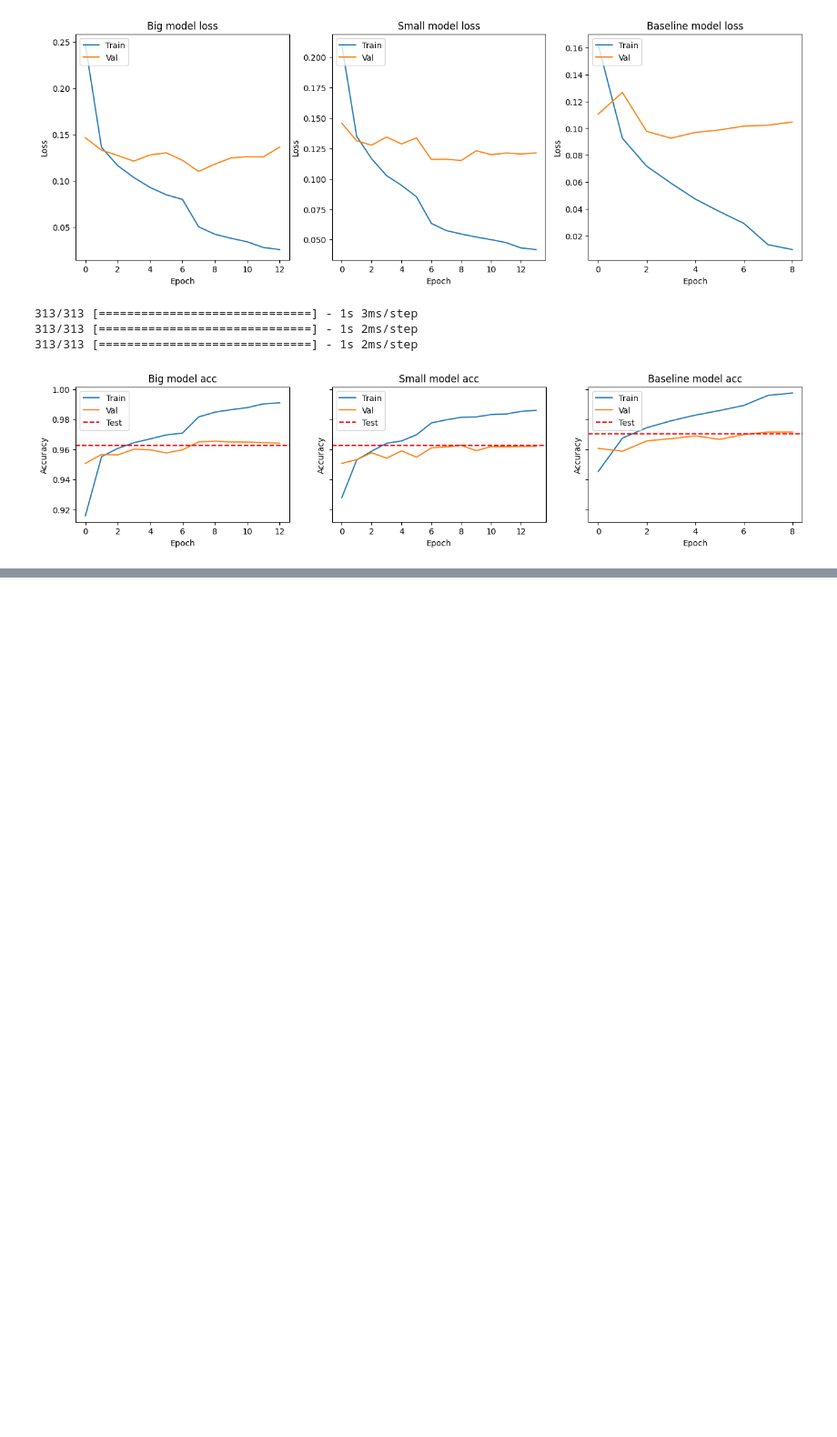
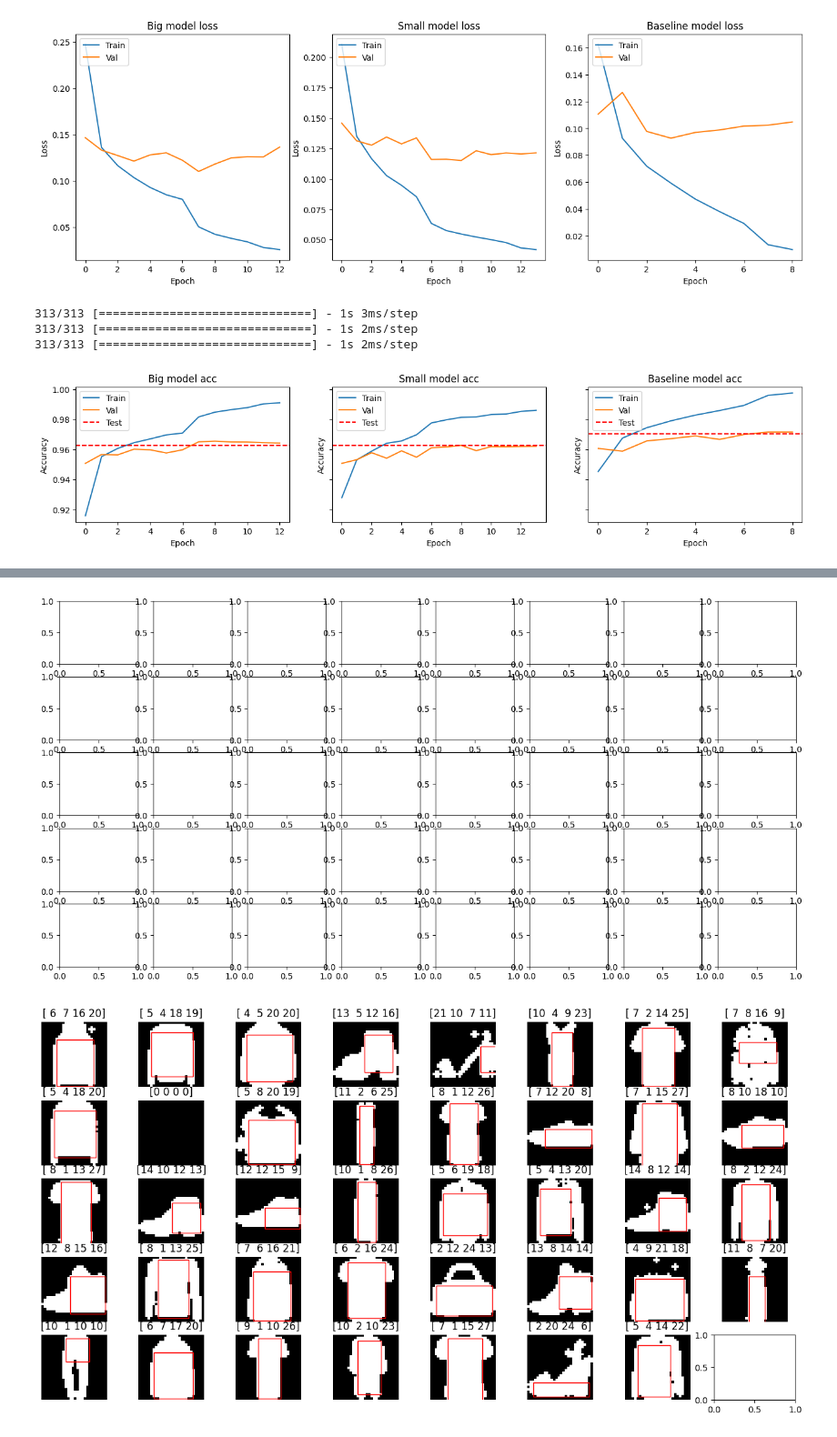
Before and after one commit to pablorodriper/fashion-mnist, a Jupyter notebook: notebooks/experiments.ipynb, the cells around one changed output, grey strips where cells are left out. Shown at 91% size. Drawn from its saved outputs; the diff is of its cells as text; code cells hidden in the pictures; blank space fills up the shorter version.

```diff
--- a/notebooks/experiments.ipynb
+++ b/notebooks/experiments.ipynb
@@ -493,0 +638,27 @@ plt.show()
+# %%
+import largestinteriorrectangle as lir
+from matplotlib import patches
+
+train_x, train_y, test_x, test_y = load_data()
+
+f, ax = plt.subplots(5,8, figsize=(16,8))
+
+for i, image in enumerate(train_x[39000:39039]):
+    image = image.reshape((28, 28))
+    image = (image > 0) * 1
+    # Opening operation
+    image = ndimage.binary_opening(image, iterations=1)
+
+    rect_points = lir.lir(image)
+    ax[i//8, i%8].imshow(image, cmap='gray')
+    ax[i//8, i%8].axis('off')
+    ax[i//8, i%8].set_title(rect_points)
+    # ax[i//8, i%8].set_title(LABELS[np.argmax(train_y[i])])
+    # Draw rectangle
+    rect = patches.Rectangle((rect_points[0], rect_points[1]), rect_points[2], rect_points[3], linewidth=1, edgecolor='r', facecolor='none')
+    ax[i//8, i%8].add_patch(rect)
+
+plt.show()
+# %% [output]
+[figure, added]
+[figure, added]
```
Also changed, not shown: parts of 23 cells of this notebook.
